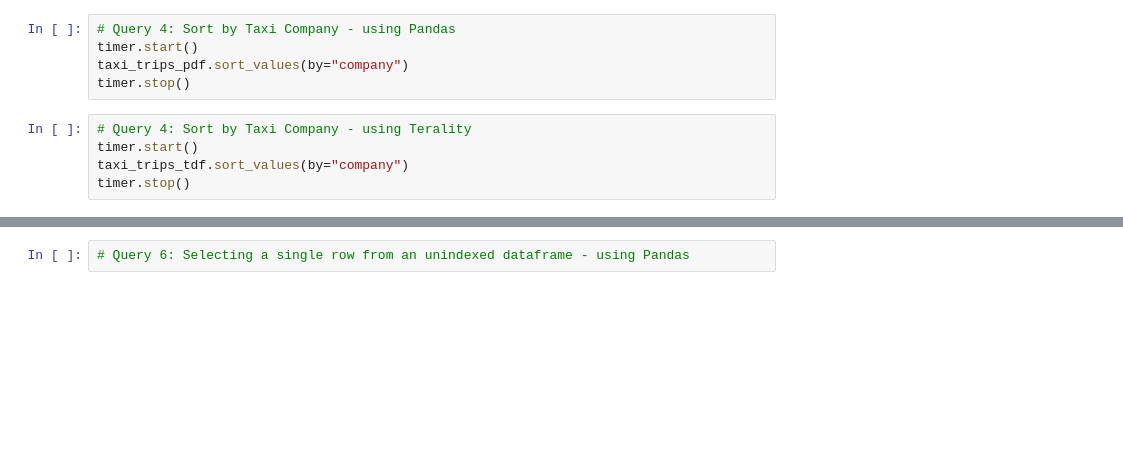
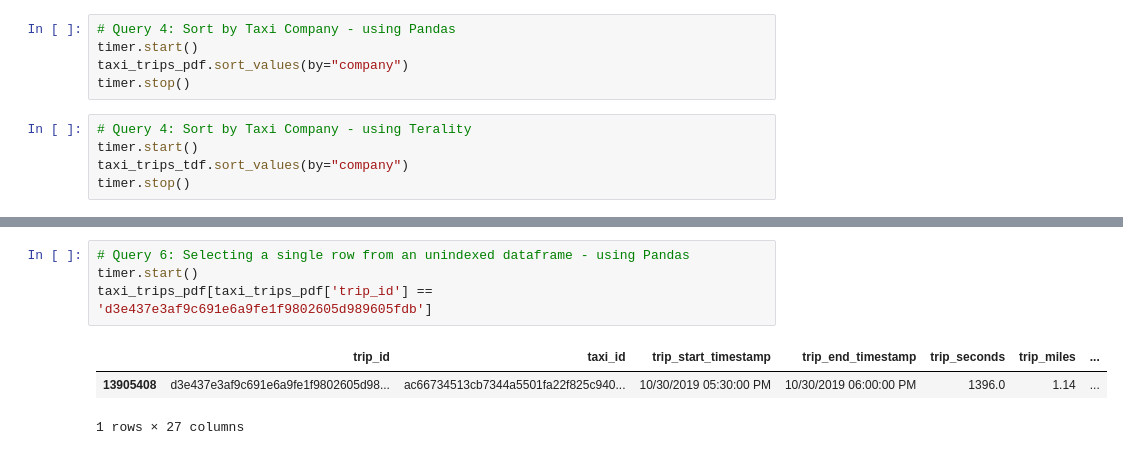
Before and after one commit to bthodla/pandas_vs_terality, a Jupyter notebook: notebooks/pandas_vs_terality.ipynb, the cells around one changed output, grey strips where cells are left out. Saved outputs shown, nothing was run; the diff lists cells and outputs as text; blank space fills up the shorter version.

```diff
--- a/notebooks/pandas_vs_terality.ipynb
+++ b/notebooks/pandas_vs_terality.ipynb
@@ -367,2 +415,8 @@ print(start)
 # %%
 # Query 6: Selecting a single row from an unindexed dataframe - using Pandas
+timer.start()
+taxi_trips_pdf[taxi_trips_pdf['trip_id'] == 'd3e437e3af9c691e6a9fe1f9802605d989605fdb']
+# %% [output]
+|  | trip_id | taxi_id | trip_start_timestamp | trip_end_timestamp | trip_seconds | trip_miles | ... |
+| 13905408 | d3e437e3af9c691e6a9fe1f9802605d98... | ac66734513cb7344a5501fa22f825c940... | 10/30/2019 05:30:00 PM | 10/30/2019 06:00:00 PM | 1396.0 | 1.14 | ... |
+1 rows × 27 columns
```
Also changed, not shown: parts of 15 cells of this notebook.
